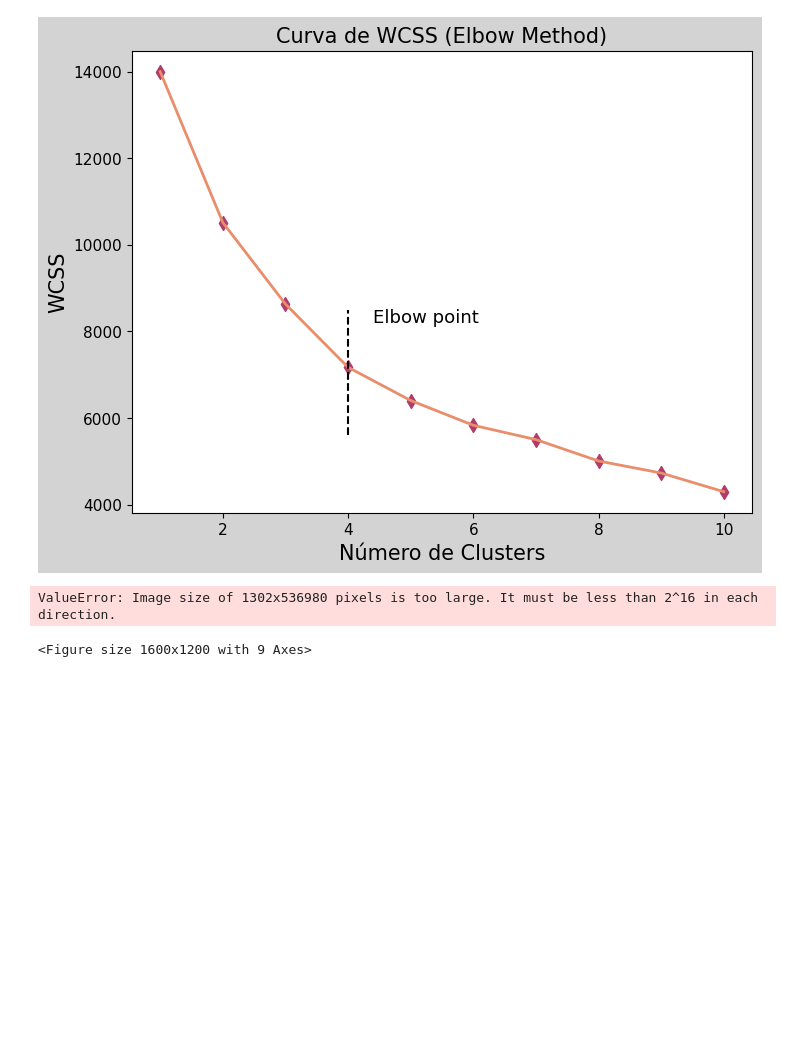
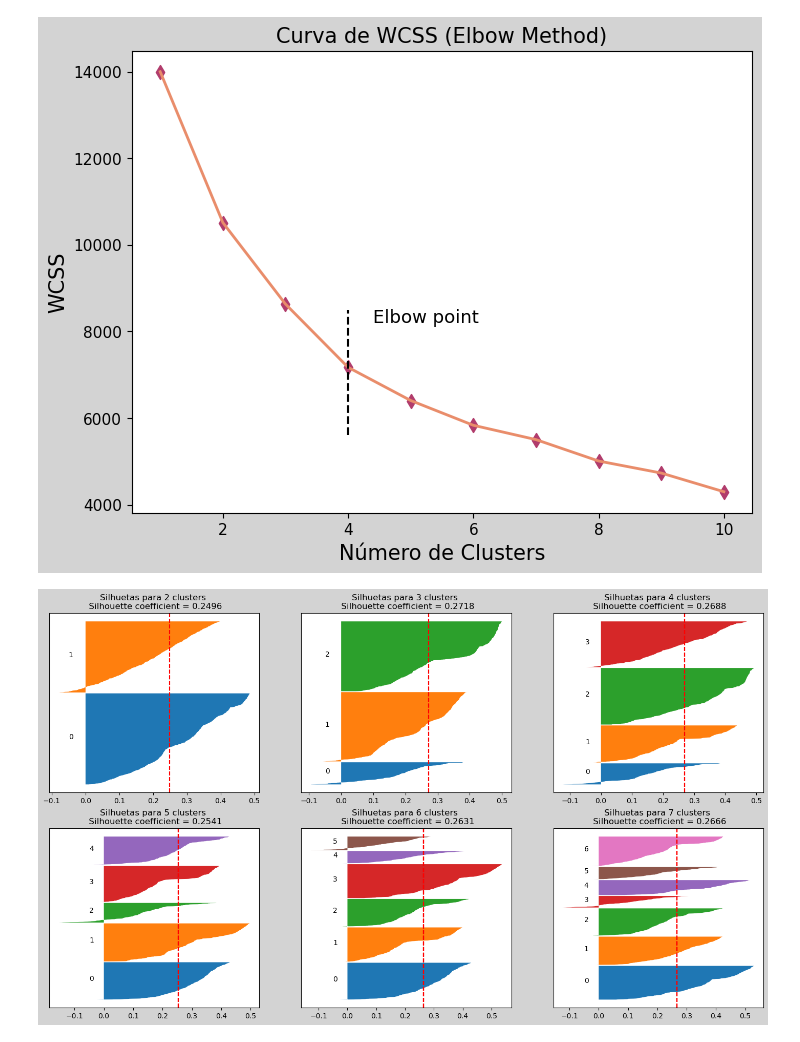
Before and after one commit to Edmurcn/Customer-Clustering, a Jupyter notebook: notebooks/2.modeling.ipynb, the cells around one changed output. Saved outputs shown, nothing was run; the diff lists cells and outputs as text; code cells hidden in the pictures; blank space fills up the shorter version.

Commit message:
Update Customer clustering
Create the evaluation notebook

```diff
--- a/notebooks/2.modeling.ipynb
+++ b/notebooks/2.modeling.ipynb
@@ -79,67 +70,52 @@ plt.show()
 #Implementação de Silhouette Method
 
 from sklearn.metrics import silhouette_score, silhouette_samples
+import matplotlib.pyplot as plt
+import seaborn as sns
+import numpy as np
 
 s_coef = []
-k = np.arange(2,8)
+k = np.arange(2, 8)
 
 # Criando espaço para os gráficos das silhuetas
-
-palette = sns.color_palette("flare", as_cmap=True)
-fig, ax = plt.subplots(3, 3, facecolor="lightgray", figsize=(16, 12))
+fig, ax = plt.subplots(2, 3, facecolor="lightgray", figsize=(18, 10))
 
 # Condições para determinar a posição dos gráficos (subplots)
-
 def col_row(n):
     col = n % 3
     row = n // 3
-    return row, col
+    return col, row
 
 # looping para o valor de k
+for n_cluster in k:
+    n = n_cluster - 2
+    model = KMeans(n_clusters=n_cluster, init="k-means++", max_iter=50, n_init=10, random_state=42)
 
-
-for n_cluster in k:
-
-    n = n_cluster - 2
-    model = KMeans(n_clusters=n_cluster, init="k-means++", max_iter=10, n_init=10, random_state=42)
-
-    #cálculo do coeficiente
-
+    # Cálculo do coeficiente
     cluster_label = model.fit_predict(X)
     s_coef_loop = silhouette_score(X, cluster_label, random_state=42)
     s_coef.append(s_coef_loop)
     s_sample = silhouette_samples(X, cluster_label)
 
-    #construção dos gráficos
-
+    # Construção dos gráficos
     y_lower = 10
     for i in range(n_cluster):
-
-        # reescrevendo as amostras de coeficientes para cada cluster
-
+        # Reescrevendo as amostras de coeficientes para cada cluster
         sample_by_cluster = s_sample[cluster_label == i]
         sample_by_cluster.sort()
-
-        # espessura da silhueta
-
+        # Espessura da silhueta
         y_upper = y_lower + sample_by_cluster.shape[0]
-
         # Preenchendo os valores do gráfico
-
-        row, col = col_row(n)
-
-        ax[row, col]
-
+        col, row = col_row(n)
+        ax[row, col].fill_betweenx(np.arange(y_lower, y_upper), 0, sample_by_cluster, edgecolor="none")
         # Aplicando detalhes ao gráfico
-
         ax[row, col].text(-0.05, y_lower + 0.5 * sample_by_cluster.shape[0], str(i))
         ax[row, col].axvline(x=s_coef_loop, color="r", linestyle="--")
         ax[row, col].set_yticks([])
-        ax[row, col].set_xticks([-0.1, 0, 0.2, 0.4, 0.6, 0.8, 1])
-
+        ax[row, col].set_title(f"Silhuetas para {n_cluster} clusters \n Silhouette coefficient = {s_coef[n]:.4f}")
         y_lower = y_upper + 10
 
+# Exibindo os gráficos
 plt.show()
 # %% [output]
-ValueError: Image size of 1302x536980 pixels is too large. It must be less than 2^16 in each direction.
-<Figure size 1600x1200 with 9 Axes>
+[figure, added]
```
Also changed, not shown: parts of 6 cells of this notebook, 3 other files.
